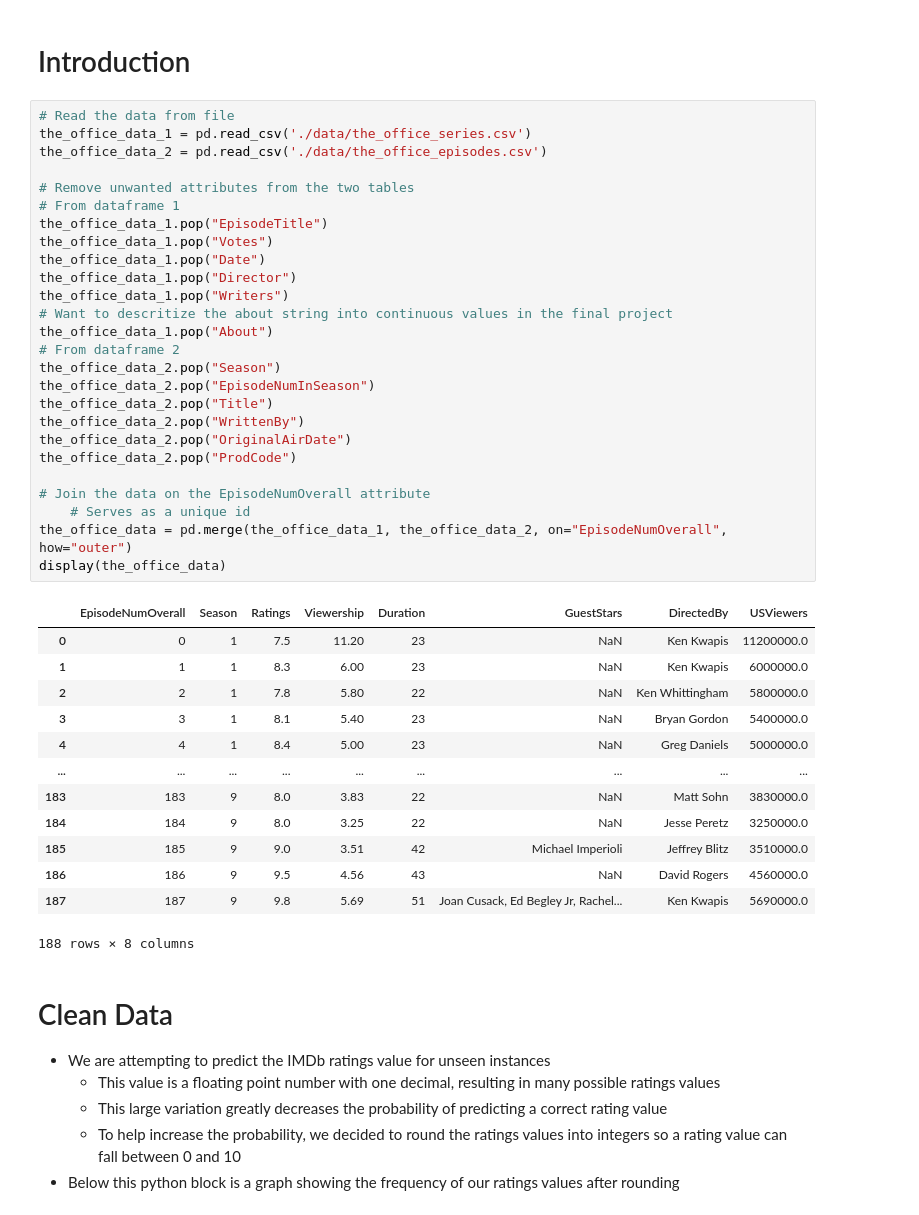
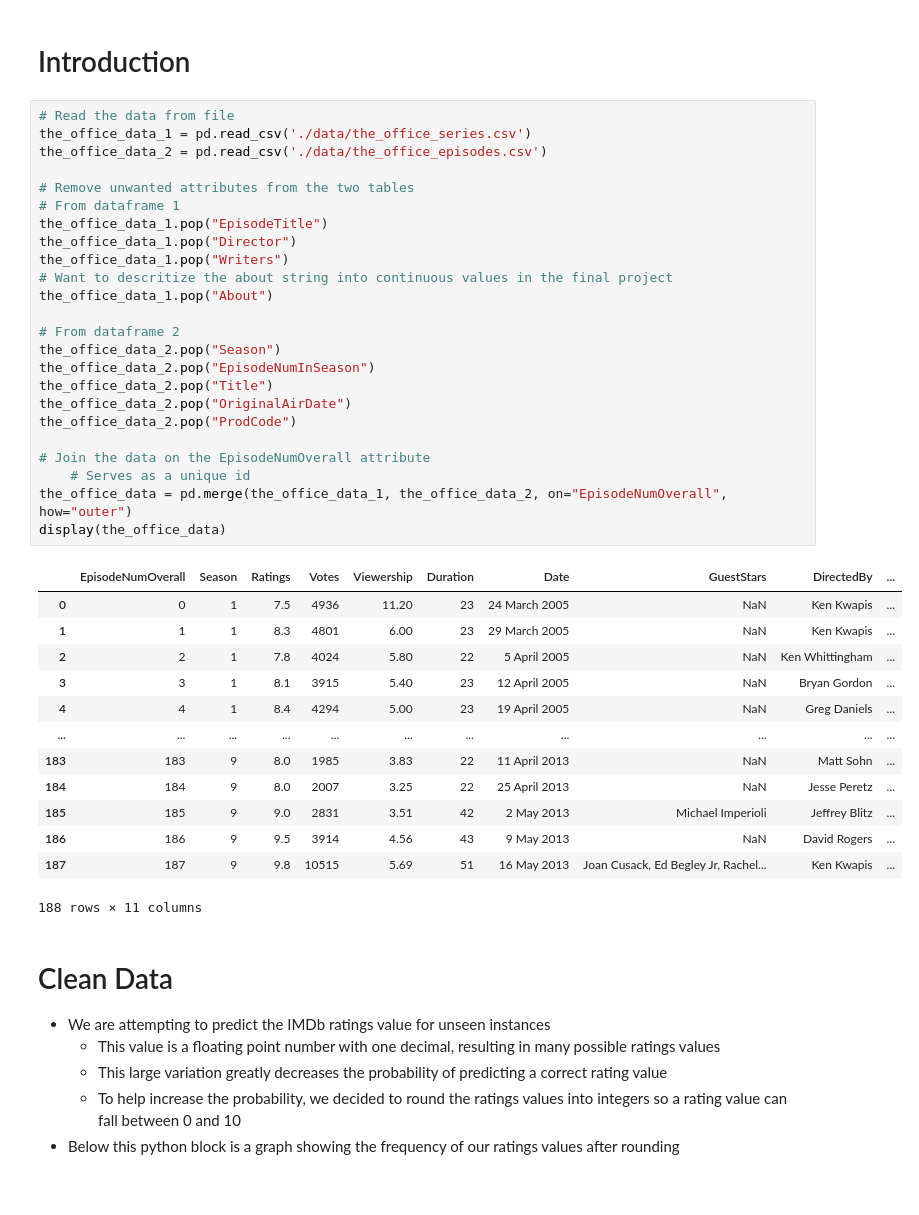
Before and after one commit to cdeide/CPSC-322-Final-Project, a Jupyter notebook: project_review.ipynb, the cells around one changed output. Cells and saved outputs as stored; diff of their text form.

```diff
--- a/project_review.ipynb
+++ b/project_review.ipynb
@@ -32,43 +32,41 @@ from classifier_models.classifiers import MyNaiveBayesClassifier as NaiveBayes_c
 # %%
 # Read the data from file
 the_office_data_1 = pd.read_csv('./data/the_office_series.csv')
 the_office_data_2 = pd.read_csv('./data/the_office_episodes.csv')
 
 # Remove unwanted attributes from the two tables
 # From dataframe 1
 the_office_data_1.pop("EpisodeTitle")
-the_office_data_1.pop("Votes")
-the_office_data_1.pop("Date")
 the_office_data_1.pop("Director")
 the_office_data_1.pop("Writers")
 # Want to descritize the about string into continuous values in the final project
 the_office_data_1.pop("About")
+
 # From dataframe 2
 the_office_data_2.pop("Season")
 the_office_data_2.pop("EpisodeNumInSeason")
 the_office_data_2.pop("Title")
-the_office_data_2.pop("WrittenBy")
 the_office_data_2.pop("OriginalAirDate")
 the_office_data_2.pop("ProdCode")
 
 # Join the data on the EpisodeNumOverall attribute
     # Serves as a unique id
 the_office_data = pd.merge(the_office_data_1, the_office_data_2, on="EpisodeNumOverall", how="outer")
 display(the_office_data)
 # %% [output]
-|  | EpisodeNumOverall | Season | Ratings | Viewership | Duration | GuestStars | DirectedBy | USViewers |
-| 0 | 0 | 1 | 7.5 | 11.20 | 23 | NaN | Ken Kwapis | 11200000.0 |
-| 1 | 1 | 1 | 8.3 | 6.00 | 23 | NaN | Ken Kwapis | 6000000.0 |
-| 2 | 2 | 1 | 7.8 | 5.80 | 22 | NaN | Ken Whittingham | 5800000.0 |
-| 3 | 3 | 1 | 8.1 | 5.40 | 23 | NaN | Bryan Gordon | 5400000.0 |
-| 4 | 4 | 1 | 8.4 | 5.00 | 23 | NaN | Greg Daniels | 5000000.0 |
-| ... | ... | ... | ... | ... | ... | ... | ... | ... |
-| 183 | 183 | 9 | 8.0 | 3.83 | 22 | NaN | Matt Sohn | 3830000.0 |
-| 184 | 184 | 9 | 8.0 | 3.25 | 22 | NaN | Jesse Peretz | 3250000.0 |
-| 185 | 185 | 9 | 9.0 | 3.51 | 42 | Michael Imperioli | Jeffrey Blitz | 3510000.0 |
-| 186 | 186 | 9 | 9.5 | 4.56 | 43 | NaN | David Rogers | 4560000.0 |
-| 187 | 187 | 9 | 9.8 | 5.69 | 51 | Joan Cusack, Ed Begley Jr, Rachel... | Ken Kwapis | 5690000.0 |
+|  | EpisodeNumOverall | Season | Ratings | Votes | Viewership | Duration | Date | GuestStars | DirectedBy | ... |
+| 0 | 0 | 1 | 7.5 | 4936 | 11.20 | 23 | 24 March 2005 | NaN | Ken Kwapis | ... |
+| 1 | 1 | 1 | 8.3 | 4801 | 6.00 | 23 | 29 March 2005 | NaN | Ken Kwapis | ... |
+| 2 | 2 | 1 | 7.8 | 4024 | 5.80 | 22 | 5 April 2005 | NaN | Ken Whittingham | ... |
+| 3 | 3 | 1 | 8.1 | 3915 | 5.40 | 23 | 12 April 2005 | NaN | Bryan Gordon | ... |
+| 4 | 4 | 1 | 8.4 | 4294 | 5.00 | 23 | 19 April 2005 | NaN | Greg Daniels | ... |
+| ... | ... | ... | ... | ... | ... | ... | ... | ... | ... | ... |
+| 183 | 183 | 9 | 8.0 | 1985 | 3.83 | 22 | 11 April 2013 | NaN | Matt Sohn | ... |
+| 184 | 184 | 9 | 8.0 | 2007 | 3.25 | 22 | 25 April 2013 | NaN | Jesse Peretz | ... |
+| 185 | 185 | 9 | 9.0 | 2831 | 3.51 | 42 | 2 May 2013 | Michael Imperioli | Jeffrey Blitz | ... |
+| 186 | 186 | 9 | 9.5 | 3914 | 4.56 | 43 | 9 May 2013 | NaN | David Rogers | ... |
+| 187 | 187 | 9 | 9.8 | 10515 | 5.69 | 51 | 16 May 2013 | Joan Cusack, Ed Begley Jr, Rachel... | Ken Kwapis | ... |
-188 rows × 8 columns
+188 rows × 11 columns
 # %% [markdown]
 # Clean Data
 * We are attempting to predict the IMDb ratings value for unseen instances
```
Also changed, not shown: parts of 29 cells of this notebook, 1 other file.
